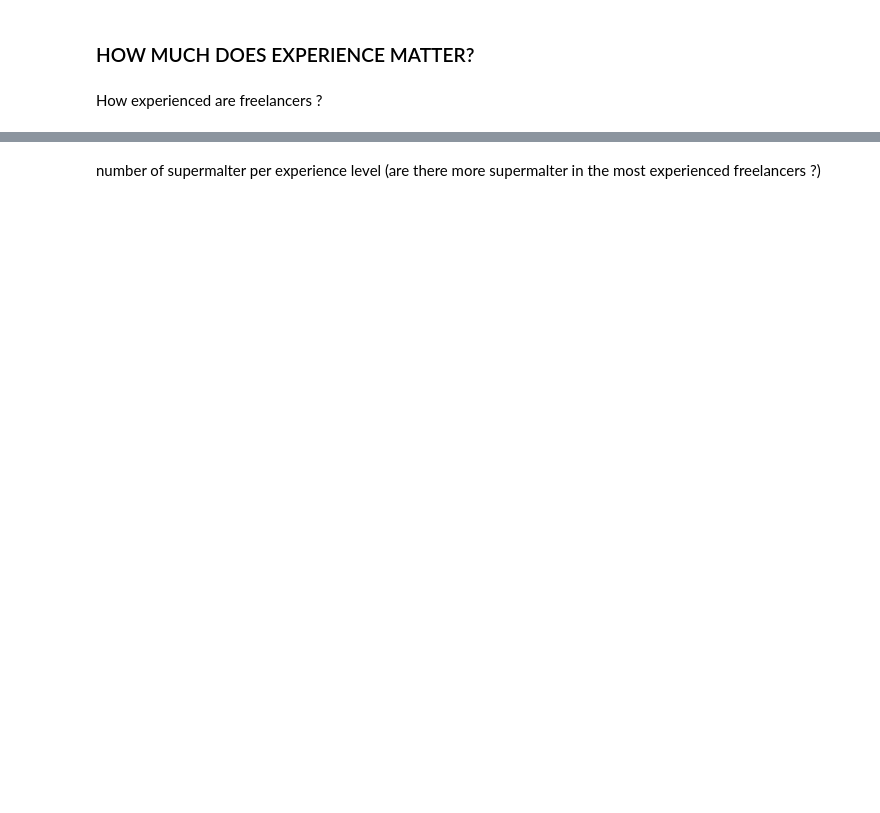
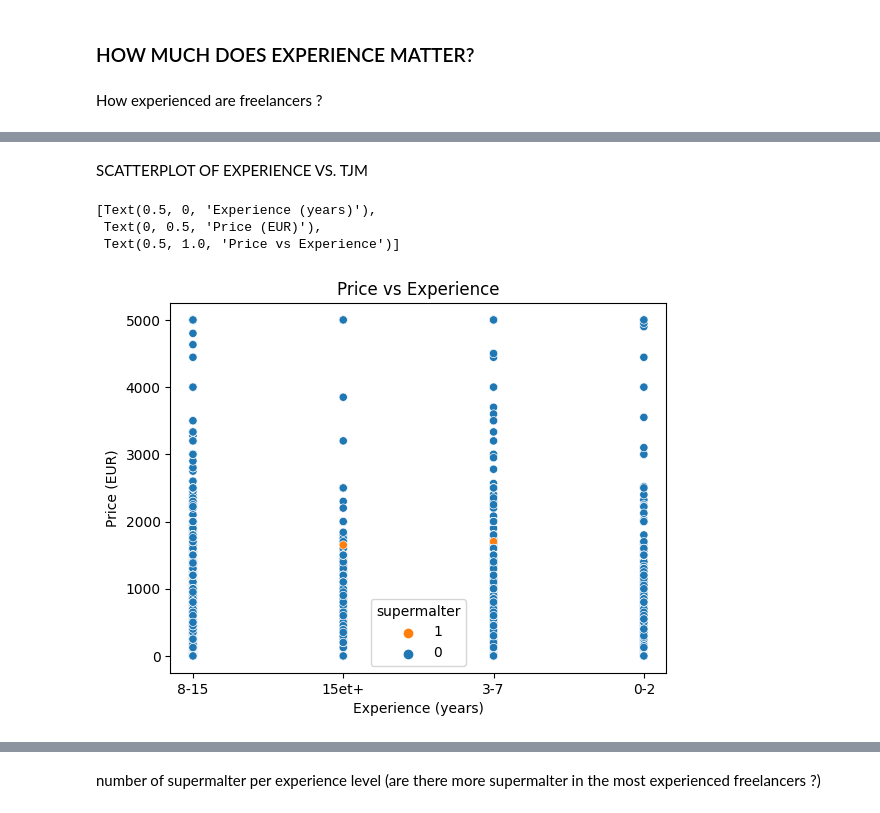
Before and after one commit to Luxchar/SuperMalter, a Jupyter notebook: data/src/analysis/malter_vs_supermalter/vis_experience.ipynb, the cells around one changed output, grey strips where cells are left out. Saved outputs shown, nothing was run; the diff lists cells and outputs as text; code cells hidden in the pictures; blank space fills up the shorter version.

```diff
--- a/data/src/analysis/malter_vs_supermalter/vis_experience.ipynb
+++ b/data/src/analysis/malter_vs_supermalter/vis_experience.ipynb
@@ -134,0 +53,10 @@ plt.show()
+# %% [markdown]
+SCATTERPLOT OF EXPERIENCE VS. TJM
+# %%
+fig = sns.scatterplot(x='experience', y='price', data=df_experience, hue='supermalter', hue_order=[1,0], palette=['#ff7f0e', '#1f77b4'])
+fig.set(xlabel='Experience (years)', ylabel='Price (EUR)', title='Price vs Experience')
+# %% [output]
+[Text(0.5, 0, 'Experience (years)'),
+ Text(0, 0.5, 'Price (EUR)'),
+ Text(0.5, 1.0, 'Price vs Experience')]
+[figure, added]
```
Also changed, not shown: parts of 12 cells of this notebook, 15 other files.
